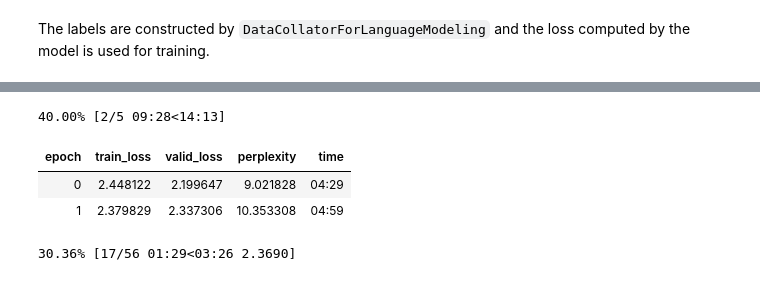
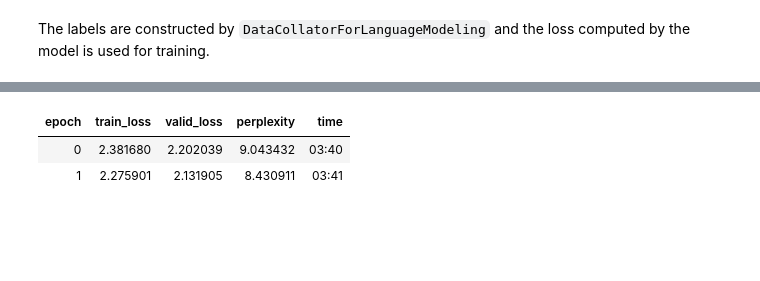
Before and after one commit to aikindergarten/fasthugs, a Jupyter notebook: nbs/11_examples.mlm-imdb.ipynb, the cells around one changed output, grey strips where cells are left out. Cells and saved outputs as stored; diff of their text form; code cells hidden in the pictures; blank space fills up the shorter version.

Commit message:
LMBatchTransform and mlm using hf datasets

```diff
--- a/nbs/11_examples.mlm-imdb.ipynb
+++ b/nbs/11_examples.mlm-imdb.ipynb
@@ -148,19 +120,3 @@ def to_tuple(x):
-# %%
-class TransformersLMBlock(TransformBlock):
-    "A `TransformBlock` for texts using pretrained tokenizers from Huggingface"
-    #@delegates(TokBatchTransform)
-    def __init__(self, pretrained_model_name=None, tokenizer_cls=AutoTokenizer,
-                 config=None, tokenizer=None, is_lm=True, **kwargs):
-#         before_batch_tfm = TokBatchTransform(pretrained_model_name=pretrained_model_name, tokenizer_cls=tokenizer_cls,
-#                  config=config, tokenizer=tokenizer, return_special_tokens_mask=True, is_lm=True, **kwargs)
-        create_batch = compose(DataCollatorForLanguageModeling(tokenizer), to_tuple)
-        return super().__init__(dl_type=TfmdDL,
-                                dls_kwargs={
-                                    #'before_batch': before_batch_tfm,
-                                    'create_batch': create_batch},
-                                # batch_tfms=Undict()
-                               )
 # %%
 dblock = DataBlock(blocks=[TransformersLMBlock(tokenizer=tokenizer)],
-                   get_x=noop,
                    splitter=IndexSplitter(valid_idx))
@@ -166,0 +125,3 @@ dblock = DataBlock(blocks=[TransformersLMBlock(tokenizer=tokenizer)],
+# %%
+dls = dblock.dataloaders(lm_dataset, bs=bs, val_bs=val_bs, num_workers=4)
+dls.show_batch()
@@ -167,4 +162,4 @@ dblock = DataBlock(blocks=[TransformersLMBlock(tokenizer=tokenizer)],
 # %% [markdown]
 The labels are constructed by `DataCollatorForLanguageModeling` and the loss computed by the model is used for training.
 # %%
-learn = TransLearner(dls, model, loss_func=noop, splitter=default_splitter, metrics=perplexity)
+learn = TransLearner(dls, model, loss_func=noop, metrics=perplexity)
@@ -171,8 +173,6 @@ learn = TransLearner(dls, model, loss_func=noop, splitter=default_splitter, metr
 # %%
-learn.fit(5, 3e-5)
+learn.fit_flat_cos(2, 3e-5)
 # %% [output]
-40.00% [2/5 09:28<14:13]
 | epoch | train_loss | valid_loss | perplexity | time |
-| 0 | 2.448122 | 2.199647 | 9.021828 | 04:29 |
-| 1 | 2.379829 | 2.337306 | 10.353308 | 04:59 |
+| 0 | 2.381680 | 2.202039 | 9.043432 | 03:40 |
+| 1 | 2.275901 | 2.131905 | 8.430911 | 03:41 |
-30.36% [17/56 01:29<03:26 2.3690]
```
Also changed, not shown: parts of 23 cells of this notebook, 11 other files.
